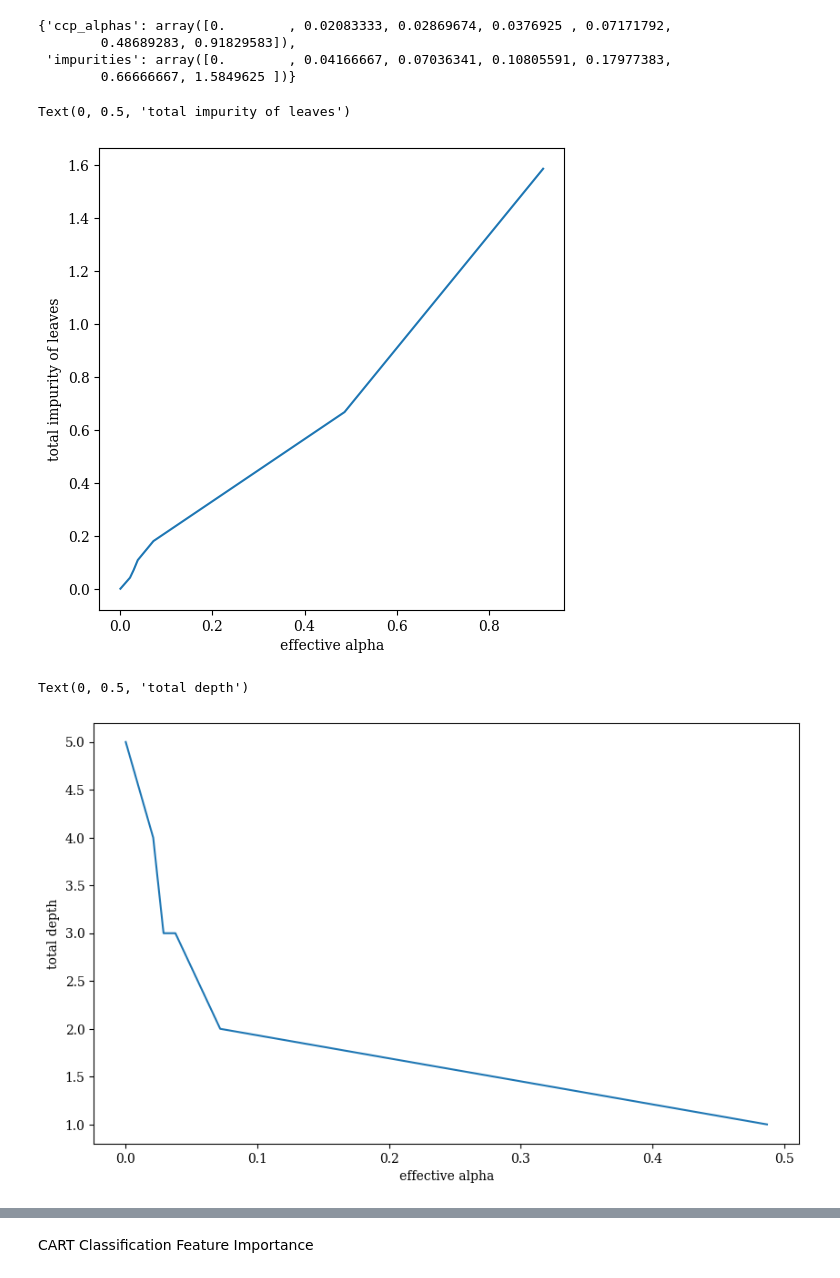
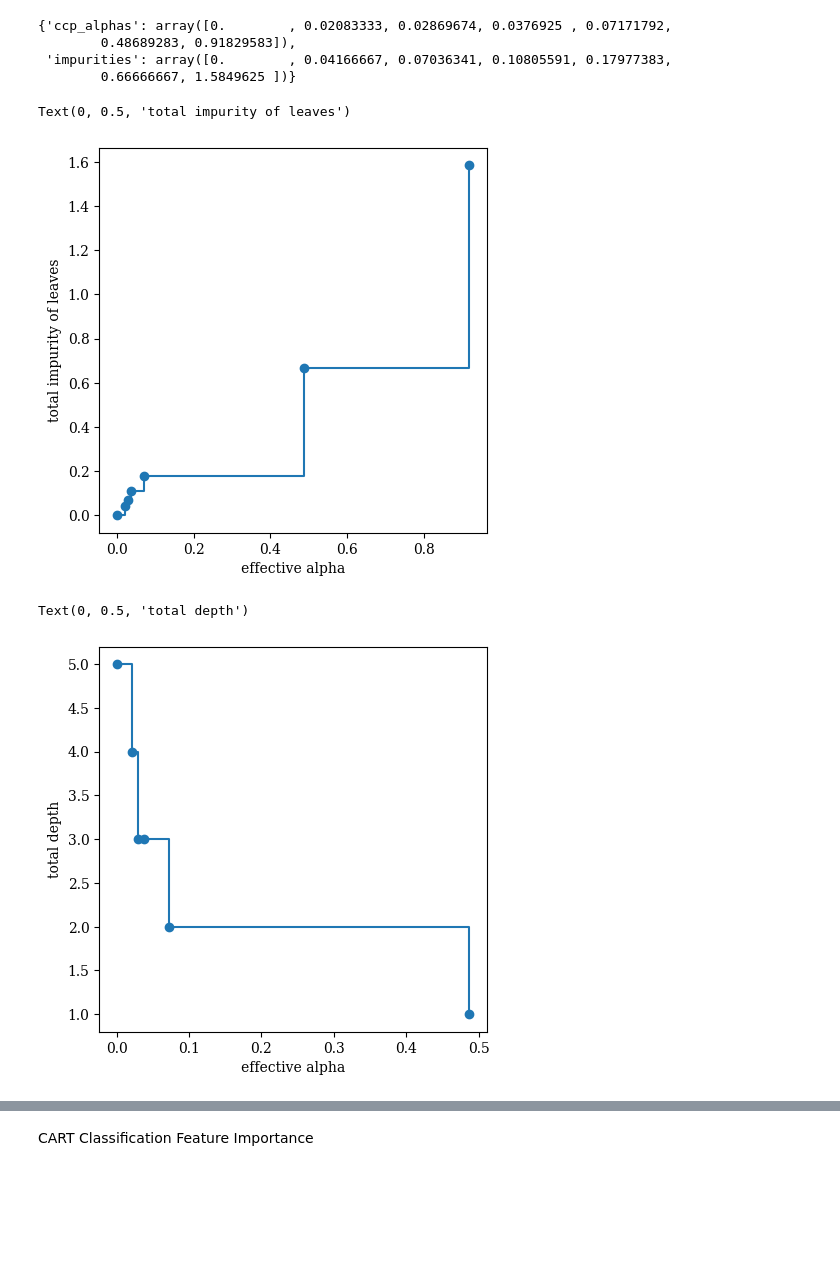
Before and after one commit to encoras/Artificial-Intelligence-Group, a Jupyter notebook: „KD_tree_testing_ipynb“.ipynb, the cells around one changed output, grey strips where cells are left out. Drawn from its saved outputs; the diff is of its cells as text; code cells hidden in the pictures; blank space fills up the shorter version.

```diff
--- a/„KD_tree_testing_ipynb“.ipynb
+++ b/„KD_tree_testing_ipynb“.ipynb
@@ -221,29 +230,29 @@ path
 # %%
 ccp_alphas, impurities = path.ccp_alphas, path.impurities
 
-plt.figure(figsize=(6, 6))
-plt.plot(ccp_alphas, impurities)
+plt.figure(figsize=(5, 5))
+plt.plot(ccp_alphas, impurities, marker="o", drawstyle="steps-post")
 plt.xlabel("effective alpha")
 plt.ylabel("total impurity of leaves")
 # %% [output]
 Text(0, 0.5, 'total impurity of leaves')
-[figure, old version]
+[figure, new version]
 # %%
 clfs = []
 
 for ccp_alpha in ccp_alphas:
     clf = DecisionTreeClassifier(criterion = 'entropy', random_state=123, ccp_alpha=ccp_alpha)
     clf.fit(X_train, y_train)
     clfs.append(clf)
 
 tree_depths = [clf.tree_.max_depth for clf in clfs]
-plt.figure(figsize=(10,  6))
-plt.plot(ccp_alphas[:-1], tree_depths[:-1])
+plt.figure(figsize=(5,  5))
+plt.plot(ccp_alphas[:-1], tree_depths[:-1], marker="o", drawstyle="steps-post")
 plt.xlabel("effective alpha")
 plt.ylabel("total depth")
 # %% [output]
 Text(0, 0.5, 'total depth')
-[figure, old version]
+[figure, new version]
 # %%
 from sklearn.metrics import accuracy_score
 
```
Also changed, not shown: parts of 7 cells of this notebook.
